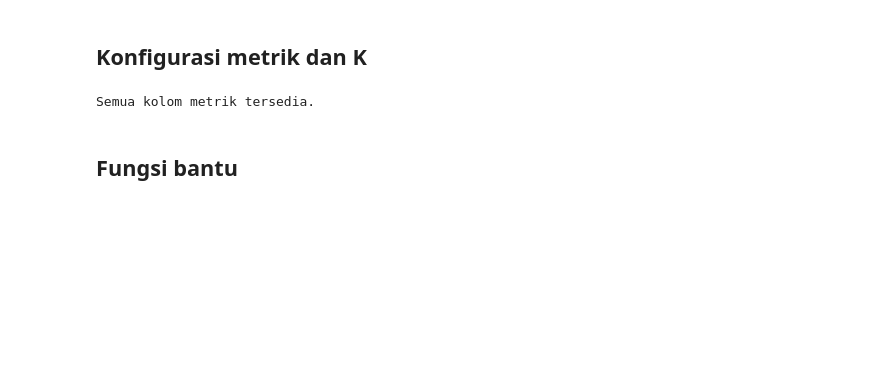
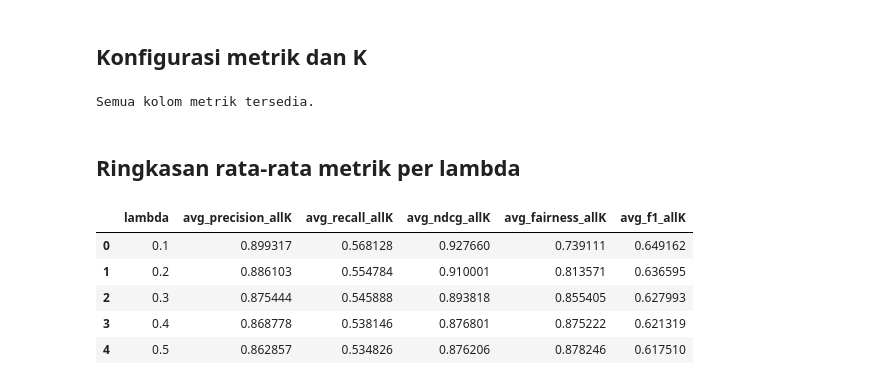
Before and after one commit to Annisaraulitaa/E-commerce-UMKM, a Jupyter notebook: olahData/feature_selection/output_experiment_fairness_lambda/analyze_fairness_lambda_result.ipynb, the cells around one changed output. Drawn from its saved outputs; the diff is of its cells as text; code cells hidden in the pictures; blank space fills up the shorter version.

```diff
--- a/olahData/feature_selection/output_experiment_fairness_lambda/analyze_fairness_lambda_result.ipynb
+++ b/olahData/feature_selection/output_experiment_fairness_lambda/analyze_fairness_lambda_result.ipynb
@@ -69,5 +59,3 @@ BAR_NORMAL = "#B4B2A9"
 print("Semua kolom metrik tersedia.")
 # %% [output]
 Semua kolom metrik tersedia.
-# %% [markdown]
-## Fungsi bantu
@@ -400 +62,47 @@ def plot_lambda_grouped_bar(lambda_summary, output_name):
+# %% [markdown]
+## Ringkasan rata-rata metrik per lambda
+# %%
+def summarize_by_lambda(data: pd.DataFrame) -> pd.DataFrame:
+    temp = data.copy()
+
+    for metric, cols in metric_cols.items():
+        temp[f"avg_{metric}_allK"] = temp[cols].mean(axis=1)
+
+    avg_cols = [f"avg_{metric}_allK" for metric in METRICS]
+
+    summary = (
+        temp.groupby("lambda", as_index=False)[avg_cols]
+        .mean()
+        .sort_values("lambda")
+        .reset_index(drop=True)
+    )
+
+    baseline = summary.loc[summary["lambda"].eq(0.0)]
+
+    if not baseline.empty:
+        baseline = baseline.iloc[0]
+
+        for metric in METRICS:
+            col = f"avg_{metric}_allK"
+            summary[f"delta_{metric}_vs_lambda_0"] = summary[col] - baseline[col]
+
+    return summary
+
+
+lambda_summary = summarize_by_lambda(df)
+
+lambda_summary.to_csv(
+    OUTPUT_DIR / "01_lambda_summary_avg_metrics_allK.csv",
+    index=False,
+    encoding="utf-8-sig",
+)
+
+display(lambda_summary)
+# %% [output]
+|  | lambda | avg_precision_allK | avg_recall_allK | avg_ndcg_allK | avg_fairness_allK | avg_f1_allK |
+| 0 | 0.1 | 0.899317 | 0.568128 | 0.927660 | 0.739111 | 0.649162 |
+| 1 | 0.2 | 0.886103 | 0.554784 | 0.910001 | 0.813571 | 0.636595 |
+| 2 | 0.3 | 0.875444 | 0.545888 | 0.893818 | 0.855405 | 0.627993 |
+| 3 | 0.4 | 0.868778 | 0.538146 | 0.876801 | 0.875222 | 0.621319 |
+| 4 | 0.5 | 0.862857 | 0.534826 | 0.876206 | 0.878246 | 0.617510 |
 # %% [markdown]
```
Also changed, not shown: parts of 10 cells of this notebook, 7 other files.
